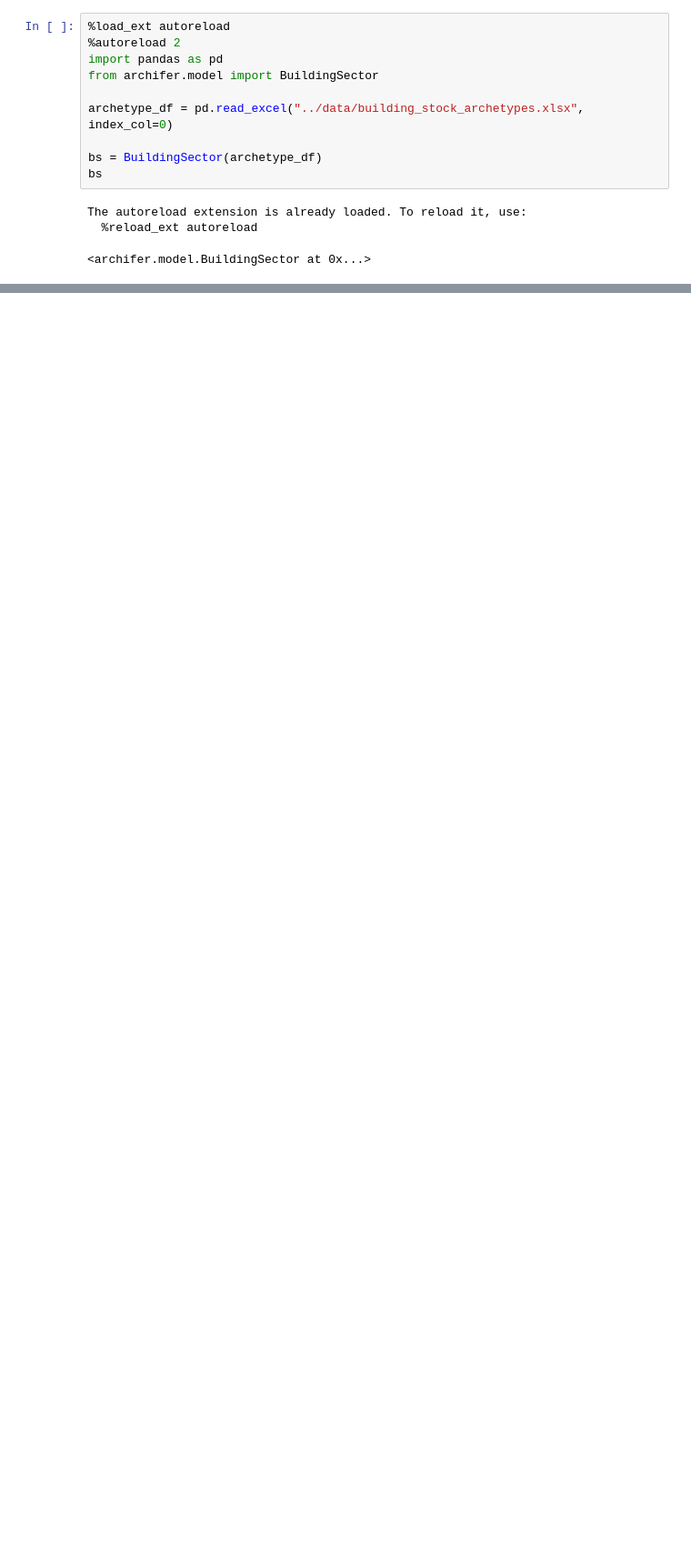
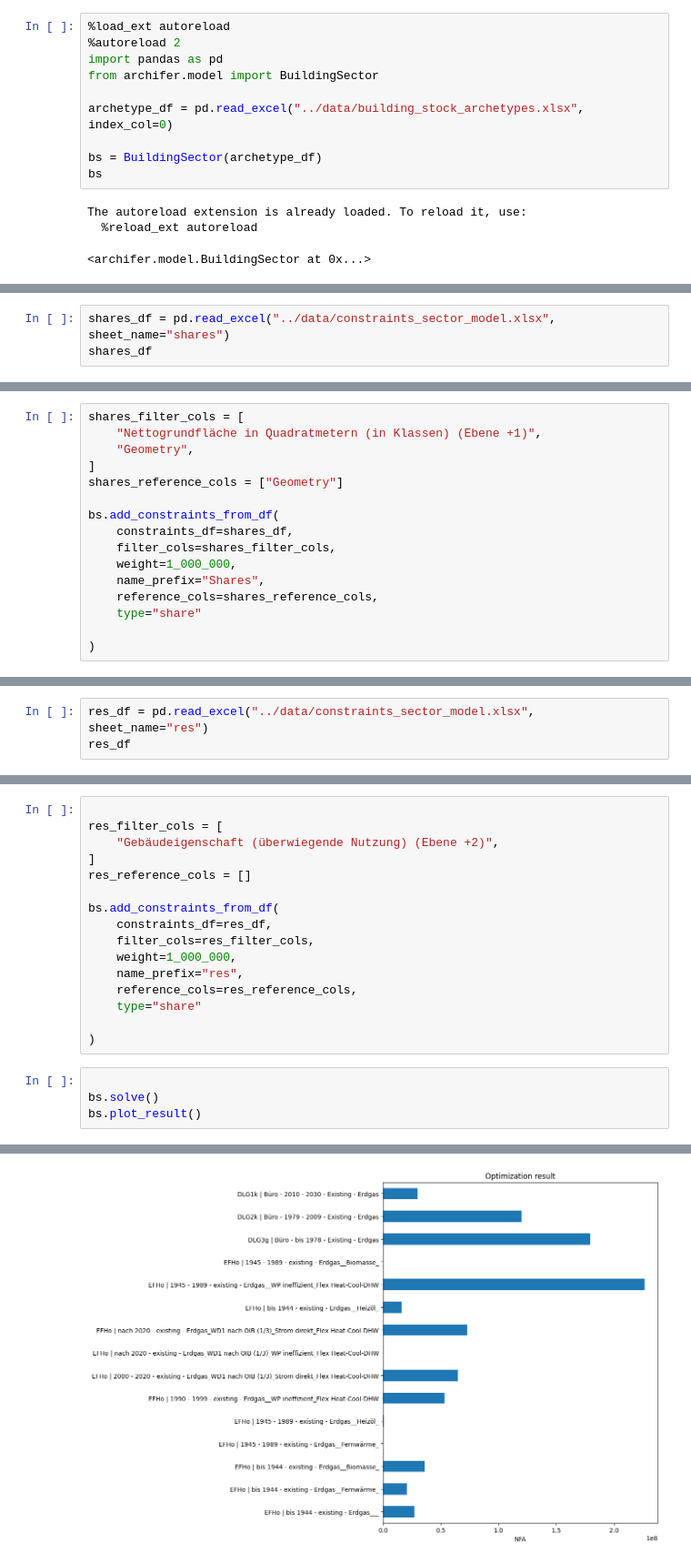
Before and after one commit to simonschaluppe/archifer, a Jupyter notebook: notebooks/dev.ipynb, the cells around one changed output, grey strips where cells are left out. Shown at 91% size. Saved outputs shown, nothing was run; the diff lists cells and outputs as text; blank space fills up the shorter version.

```diff
--- a/notebooks/dev.ipynb
+++ b/notebooks/dev.ipynb
@@ -50,0 +69,3 @@ KeyError: 'Nettogrundfläche in Quadratmetern (in Klassen) (Ebene +1)'
+# %%
+shares_df = pd.read_excel("../data/constraints_sector_model.xlsx", sheet_name="shares")
+shares_df
@@ -50,0 +90,16 @@ KeyError: 'Nettogrundfläche in Quadratmetern (in Klassen) (Ebene +1)'
+# %%
+shares_filter_cols = [
+    "Nettogrundfläche in Quadratmetern (in Klassen) (Ebene +1)",
+    "Geometry",
+]
+shares_reference_cols = ["Geometry"]
+
+bs.add_constraints_from_df(
+    constraints_df=shares_df,
+    filter_cols=shares_filter_cols,
+    weight=1_000_000,
+    name_prefix="Shares",
+    reference_cols=shares_reference_cols,
+    type="share"
+
+)
@@ -50,0 +111,3 @@ KeyError: 'Nettogrundfläche in Quadratmetern (in Klassen) (Ebene +1)'
+# %%
+res_df = pd.read_excel("../data/constraints_sector_model.xlsx", sheet_name="res")
+res_df
@@ -50,0 +117,21 @@ KeyError: 'Nettogrundfläche in Quadratmetern (in Klassen) (Ebene +1)'
+# %%
+
+res_filter_cols = [
+    "Gebäudeigenschaft (überwiegende Nutzung) (Ebene +2)",
+]
+res_reference_cols = []
+
+bs.add_constraints_from_df(
+    constraints_df=res_df,
+    filter_cols=res_filter_cols,
+    weight=1_000_000,
+    name_prefix="res",
+    reference_cols=res_reference_cols,
+    type="share"
+
+)
+# %%
+
+bs.solve()
+bs.plot_result()
+# %% [output]
@@ -50,0 +156 @@ KeyError: 'Nettogrundfläche in Quadratmetern (in Klassen) (Ebene +1)'
+[figure, added]
```
Also changed, not shown: parts of 8 cells of this notebook.
